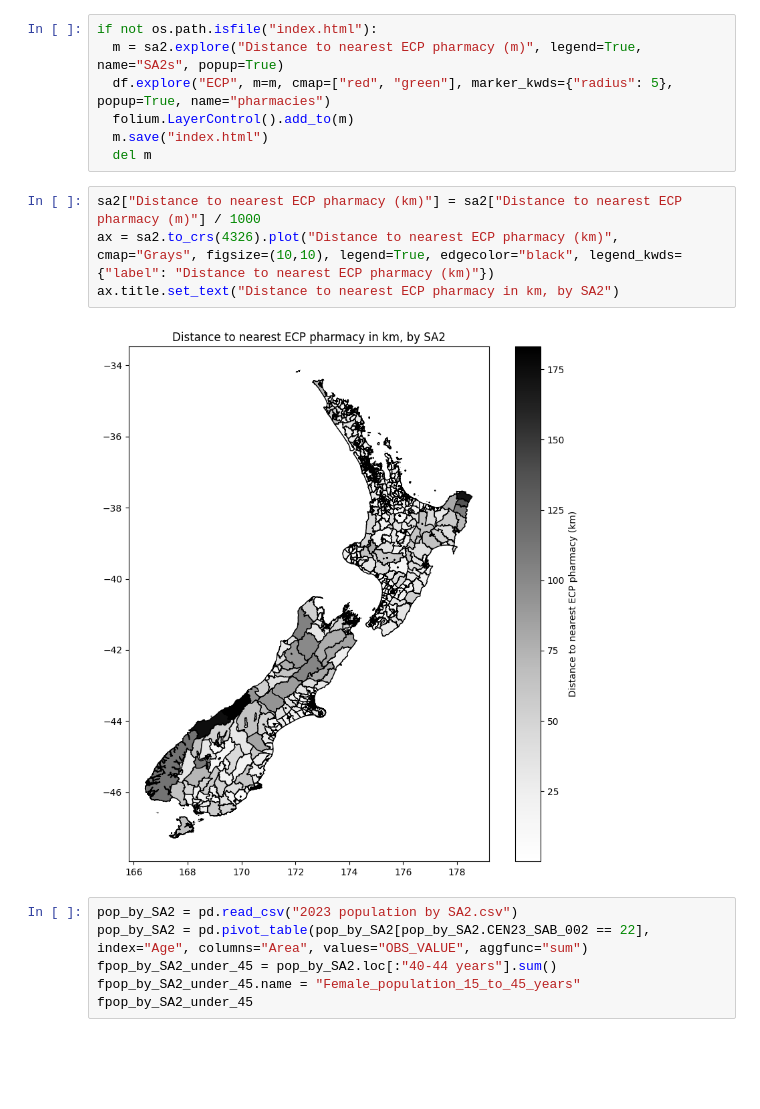
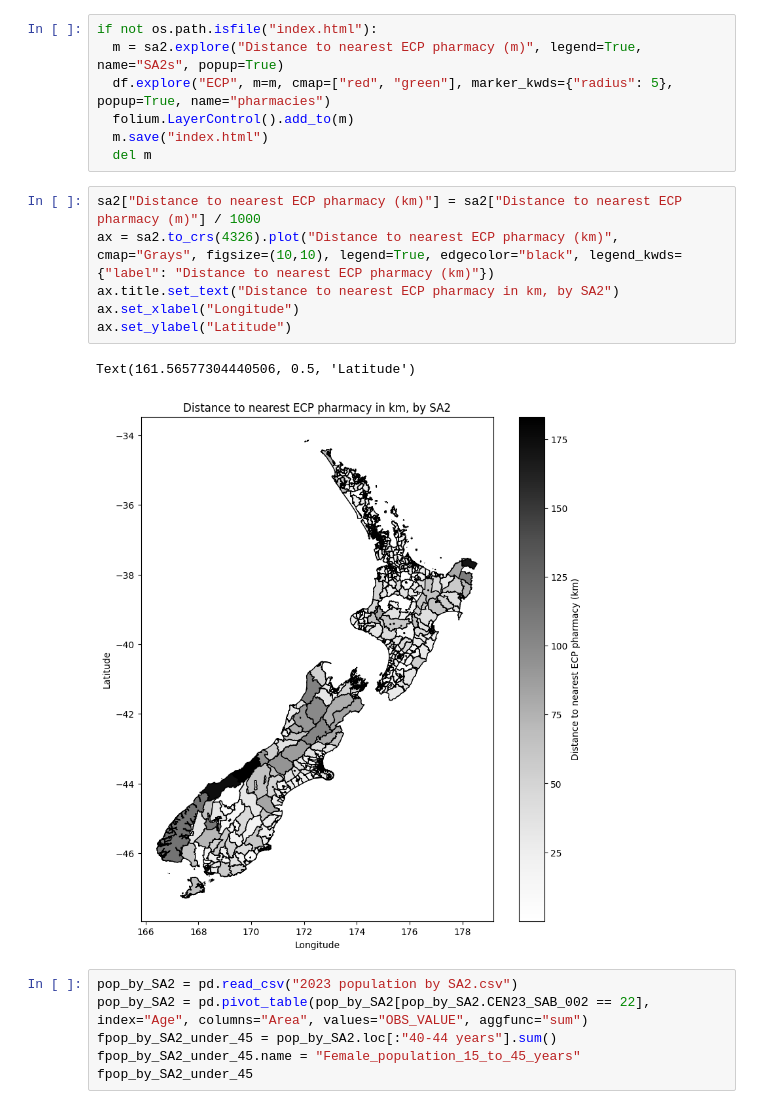
Before and after one commit to UoA-eResearch/healthpoint, a Jupyter notebook: ECP.ipynb, the cells around one changed output. Saved outputs shown, nothing was run; the diff lists cells and outputs as text; blank space fills up the shorter version.

Commit message:
label axes on static map plot

```diff
--- a/ECP.ipynb
+++ b/ECP.ipynb
@@ -437,9 +437,12 @@ if not os.path.isfile("index.html"):
 # %%
 sa2["Distance to nearest ECP pharmacy (km)"] = sa2["Distance to nearest ECP pharmacy (m)"] / 1000
 ax = sa2.to_crs(4326).plot("Distance to nearest ECP pharmacy (km)", cmap="Grays", figsize=(10,10), legend=True, edgecolor="black", legend_kwds={"label": "Distance to nearest ECP pharmacy (km)"})
 ax.title.set_text("Distance to nearest ECP pharmacy in km, by SA2")
+ax.set_xlabel("Longitude")
+ax.set_ylabel("Latitude")
 # %% [output]
+Text(161.56577304440506, 0.5, 'Latitude')
-[figure, old version]
+[figure, new version]
 # %%
 pop_by_SA2 = pd.read_csv("2023 population by SA2.csv")
 pop_by_SA2 = pd.pivot_table(pop_by_SA2[pop_by_SA2.CEN23_SAB_002 == 22], index="Age", columns="Area", values="OBS_VALUE", aggfunc="sum")
```
